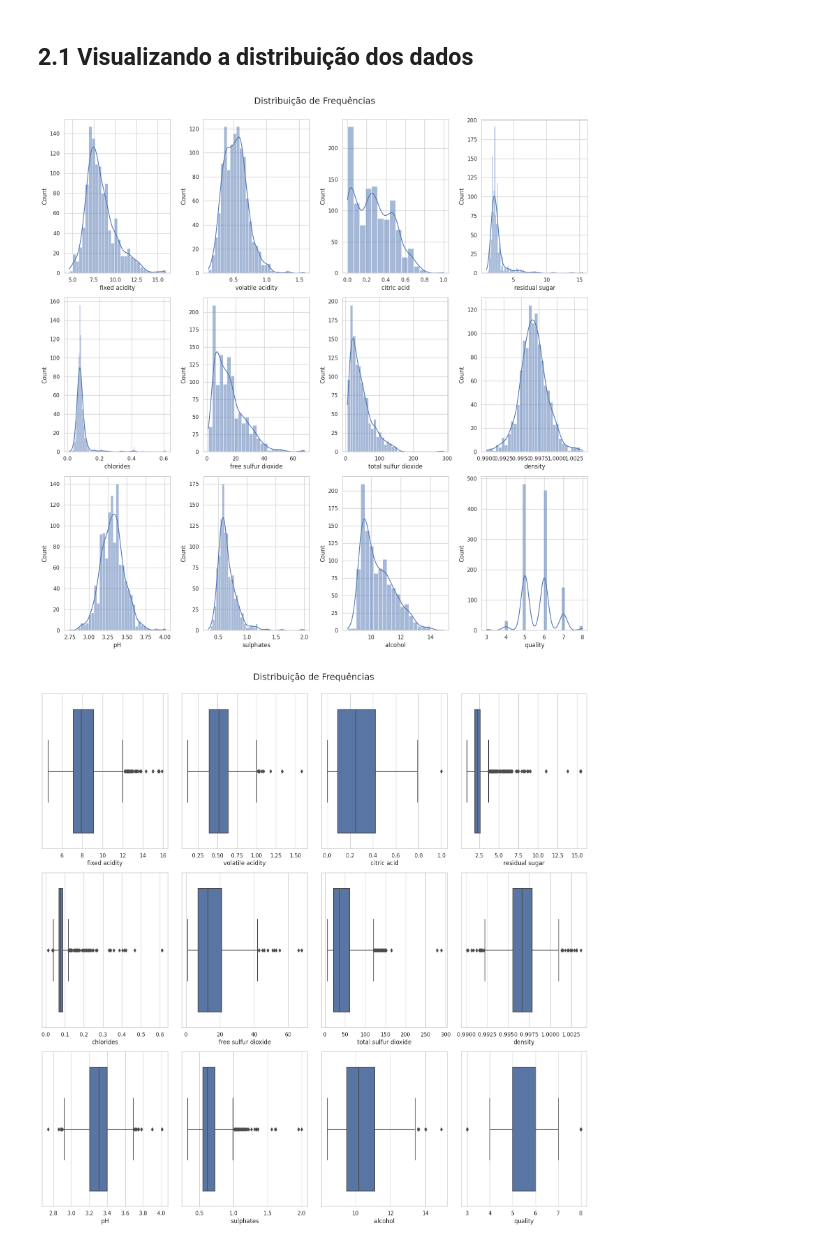
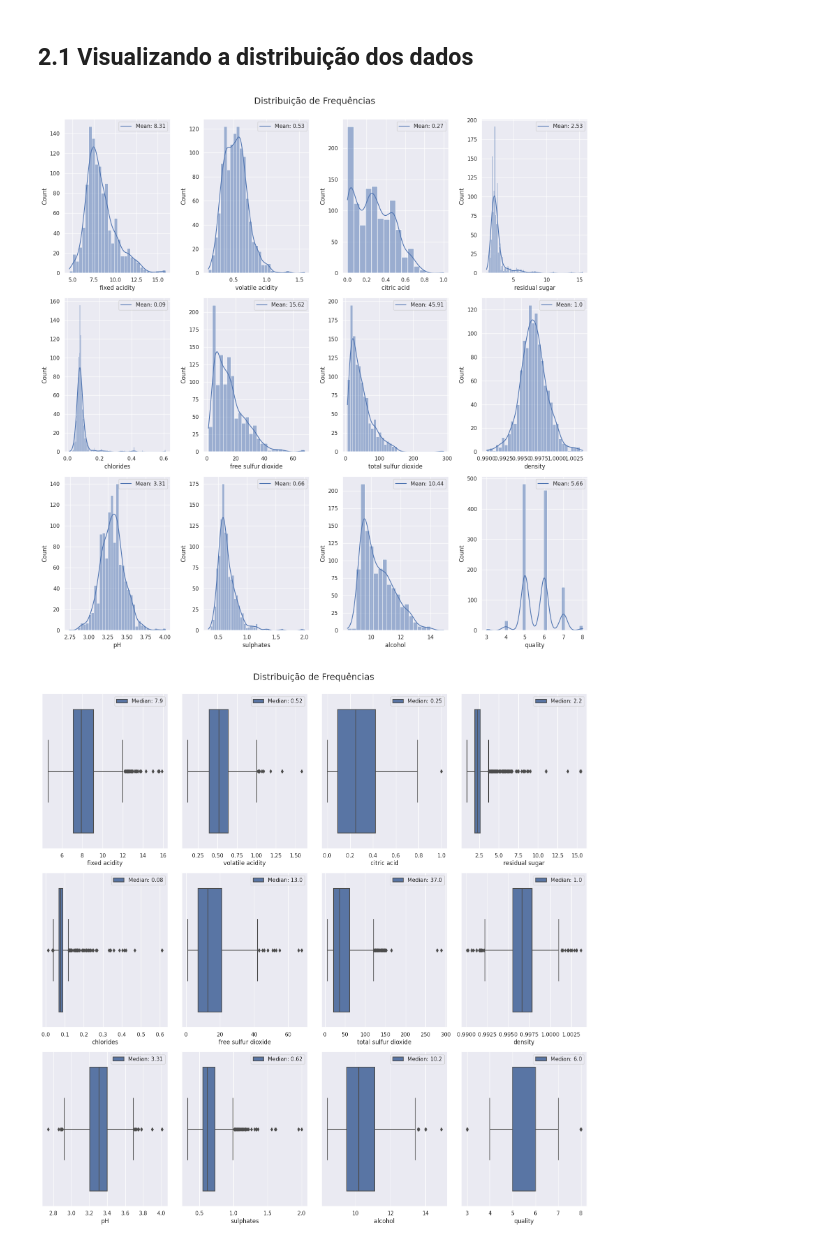
Before and after one commit to jmacedo91/01-World-Population-Data-Analysis, a Jupyter notebook: 002 - Wine Quality EDA and Classification.ipynb, the cells around one changed output. Drawn from its saved outputs; the diff is of its cells as text; code cells hidden in the pictures.

```diff
--- a/002 - Wine Quality EDA and Classification.ipynb
+++ b/002 - Wine Quality EDA and Classification.ipynb
@@ -45,7 +45,7 @@ import numpy as np
 
 # Data Visualization
 import seaborn as sns
-sns.set_theme(style='whitegrid')
+sns.set_theme(style='darkgrid')
 import matplotlib.pyplot as plt
 %matplotlib inline
 
@@ -96,28 +96,32 @@ df.describe()
 # %% [markdown]
 <h2> 2.1 Visualizando a distribuição dos dados
 # %%
-fig, axes = plt.subplots(3, 4, figsize=(16, 16))
+fig, axes = plt.subplots(nrows=3, ncols=4, figsize=(16, 16), dpi=100)
 
 fig.suptitle('Distribuição de Frequências', y=1, fontsize=18)
 
 for i in range(3):
   for j in range(4):
     sns.histplot(ax=axes[i, j], data=df[df.columns[(i * 3) + i + j]], kde=True)
+    feat_mean = str(round(df[df.columns[(i * 3) + i + j]].describe()[1], 2))
+    axes[i][j].legend(['Mean: ' + feat_mean])
 
 fig.tight_layout()
 plt.show()
 # %% [output]
-[figure, old version]
+[figure, new version]
 # %%
-fig, axes = plt.subplots(3, 4, figsize=(16, 16))
+fig, axes = plt.subplots(3, 4, figsize=(16, 16), dpi=100)
 
 fig.suptitle('Distribuição de Frequências', y=1, fontsize=18)
 
 for i in range(3):
   for j in range(4):
     sns.boxplot(ax=axes[i, j], data=df, x=df[df.columns[(i * 3) + i + j]])
+    feat_median = str(round(df[df.columns[(i * 3) + i + j]].describe()[5], 2))
+    axes[i][j].legend(['Median: ' + feat_median])
 
 fig.tight_layout()
 plt.show()
 # %% [output]
-[figure, old version]
+[figure, new version]
```
Also changed, not shown: parts of 4 cells of this notebook.
